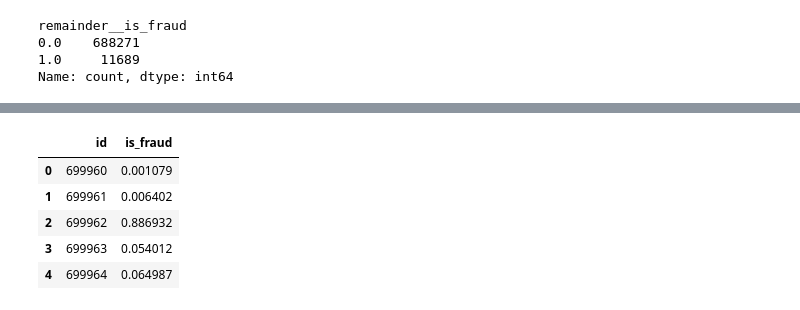
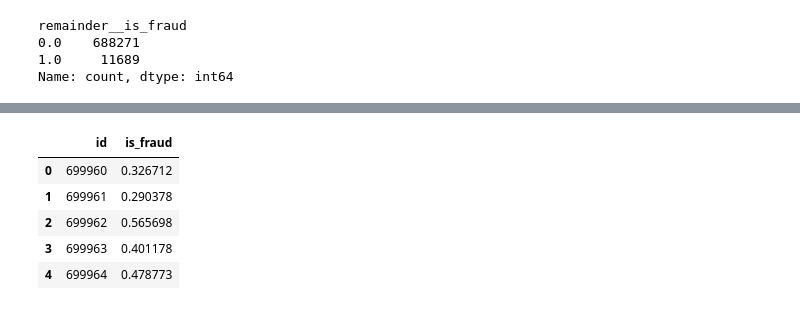
Before and after one commit to Orlandovpjunior/kaggle, a Jupyter notebook: Predicting_credit_card_fraud/notebook.ipynb, the cells around one changed output, grey strips where cells are left out. Saved outputs shown, nothing was run; the diff lists cells and outputs as text; code cells hidden in the pictures.

```diff
--- a/Predicting_credit_card_fraud/notebook.ipynb
+++ b/Predicting_credit_card_fraud/notebook.ipynb
@@ -182,13 +183,15 @@ X = df_training.drop(columns=['remainder__is_fraud'])
 y = df_training['remainder__is_fraud']
 # %%
 
-X_train, X_temp, y_train, y_temp = train_test_split(X,y,test_size=0.3, random_state=42, shuffle=True,stratify=y)
-X_test, X_val, y_test, y_val = train_test_split(X_temp,y_temp,test_size=0.5, random_state=42, shuffle=True,stratify=y_temp)
+# X_train, X_temp, y_train, y_temp = train_test_split(X,y,test_size=0.3, random_state=42, shuffle=True,stratify=y)
+# X_test, X_val, y_test, y_val = train_test_split(X_temp,y_temp,test_size=0.5, random_state=42, shuffle=True,stratify=y_temp)
 
+
+X_train, X_test, y_train, y_test = train_test_split(X,y,test_size=0.3, random_state=42, shuffle=True,stratify=y)
 sample_weights = compute_sample_weight(
     class_weight='balanced',
     y=y_train
 )
 
-print(X_train.shape, X_val.shape, X_test.shape)
+print(X_train.shape, X_test.shape)
 # %% [output]
@@ -196,6 +199,11 @@ print(X_train.shape, X_val.shape, X_test.shape)
 # %%
-xgb_clf = XGBClassifier(early_stopping_rounds=10)
+# xgb_clf = XGBClassifier(early_stopping_rounds=10)
 
-xgb_clf.fit(X_train, y_train,sample_weight = sample_weights,
-            eval_set = [(X_val,y_val)])
+# xgb_clf.fit(X_train, y_train,sample_weight = sample_weights,
+#             eval_set = [(X_val,y_val)])
+
+
+ada_clf = AdaBoostClassifier()
+
+ada_clf.fit(X_train, y_train, sample_weight=sample_weights)
 # %% [output]
@@ -266,17 +270,17 @@ plt.show()
 # %%
-preds_final = xgb_clf.predict_proba(df_testing)[:,1]
+preds_final = ada_clf.predict_proba(df_testing)[:,1]
 df_final = pd.DataFrame({
     "id": ids,
     "is_fraud":preds_final
 })
 
 df_final.head()
 # %% [output]
 |  | id | is_fraud |
-| 0 | 699960 | 0.001079 |
-| 1 | 699961 | 0.006402 |
-| 2 | 699962 | 0.886932 |
-| 3 | 699963 | 0.054012 |
-| 4 | 699964 | 0.064987 |
+| 0 | 699960 | 0.326712 |
+| 1 | 699961 | 0.290378 |
+| 2 | 699962 | 0.565698 |
+| 3 | 699963 | 0.401178 |
+| 4 | 699964 | 0.478773 |
 # %%
 submission = df_final.to_csv("submission.csv",index=False)
```
Also changed, not shown: parts of 9 cells of this notebook, 1 other file.
